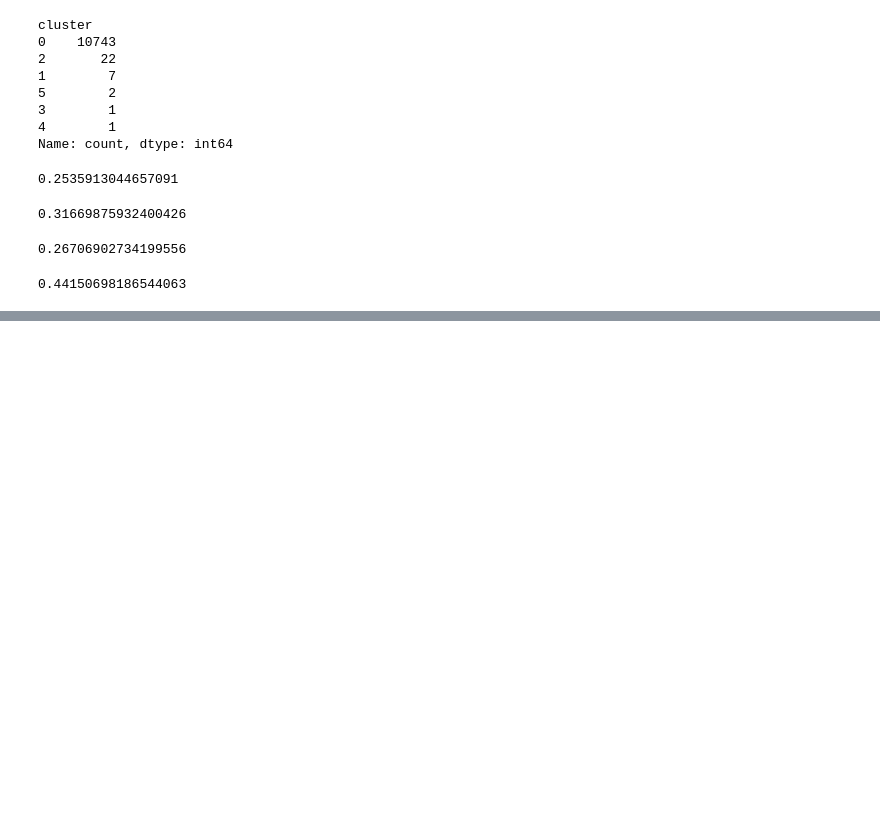
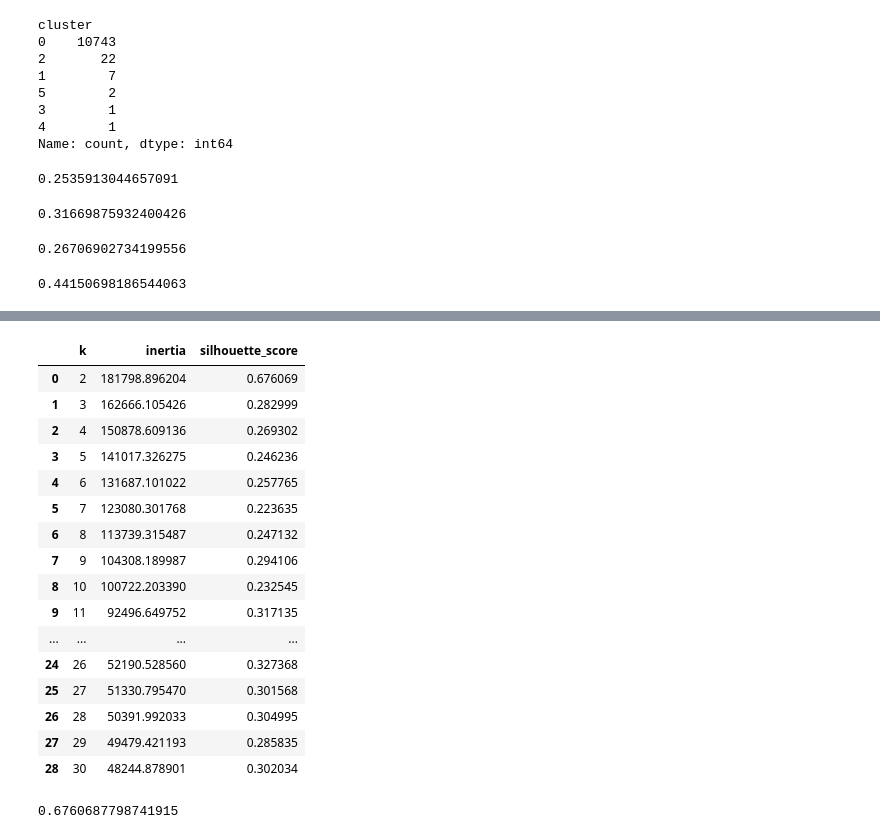
Before and after one commit to vijay-ravuri/poll-accuracy-modeling, a Jupyter notebook: code/clustering.ipynb, the cells around one changed output, grey strips where cells are left out. Drawn from its saved outputs; the diff is of its cells as text; code cells hidden in the pictures; blank space fills up the shorter version.

```diff
--- a/code/clustering.ipynb
+++ b/code/clustering.ipynb
@@ -728,0 +844,72 @@ silhouette_score(hdb_pipe.transform(X), clustered['cluster'])
+# %%
+score = []
+
+for k in range(2, 31):
+    cl  = Pipeline(
+    [
+        ('ct', ColumnTransformer(
+            [
+                ('patrisan_ct', partisaner, ['partisan', 'type_simple'])
+            ],
+            remainder = 'passthrough'
+            )
+        ),
+        ('ss', StandardScaler()),
+        ('pca', PCA(n_components = 0.85)),
+        ('kmeans', KMeans(n_clusters = k, n_init = 30, random_state = 42))
+    ]
+    )
+    cl.fit(X)
+
+    sil = silhouette_score(cl.transform(X), cl['kmeans'].labels_) # type: ignore
+
+    score.append((k, cl['kmeans'].inertia_, sil)) # type: ignore
+
+score_df = pd.DataFrame(score, columns = ['k', 'inertia', 'silhouette_score'])
+
+score_df
+# %% [output]
+|  | k | inertia | silhouette_score |
+| 0 | 2 | 181798.896204 | 0.676069 |
+| 1 | 3 | 162666.105426 | 0.282999 |
+| 2 | 4 | 150878.609136 | 0.269302 |
+| 3 | 5 | 141017.326275 | 0.246236 |
+| 4 | 6 | 131687.101022 | 0.257765 |
+| 5 | 7 | 123080.301768 | 0.223635 |
+| 6 | 8 | 113739.315487 | 0.247132 |
+| 7 | 9 | 104308.189987 | 0.294106 |
+| 8 | 10 | 100722.203390 | 0.232545 |
+| 9 | 11 | 92496.649752 | 0.317135 |
+| ... | ... | ... | ... |
+| 24 | 26 | 52190.528560 | 0.327368 |
+| 25 | 27 | 51330.795470 | 0.301568 |
+| 26 | 28 | 50391.992033 | 0.304995 |
+| 27 | 29 | 49479.421193 | 0.285835 |
+| 28 | 30 | 48244.878901 | 0.302034 |
+# %%
+partisaner = Pipeline(
+    [
+        ('ohe', OneHotEncoder(drop = 'first'))
+    ]
+)
+
+kmeans_pipe = Pipeline(
+    [
+        ('ct', ColumnTransformer(
+            [
+                ('patrisan_ct', partisaner, ['partisan', 'type_simple'])
+            ],
+            remainder = 'passthrough'
+            )
+        ),
+        ('min_max', StandardScaler()),
+        ('pca', PCA(n_components = 0.85)),
+        ('kmeans', KMeans(n_init = 30, n_clusters = 2, random_state = 42))
+    ]
+).fit(X)
+
+
+clustered = pd.concat([X, pd.Series(kmeans_pipe['kmeans'].labels_, name = 'cluster')], axis = 1) # type: ignore # type: ignore
+silhouette_score(kmeans_pipe.transform(X), clustered['cluster'])
+# %% [output]
+0.6760687798741915
```
Also changed, not shown: parts of 12 cells of this notebook.
